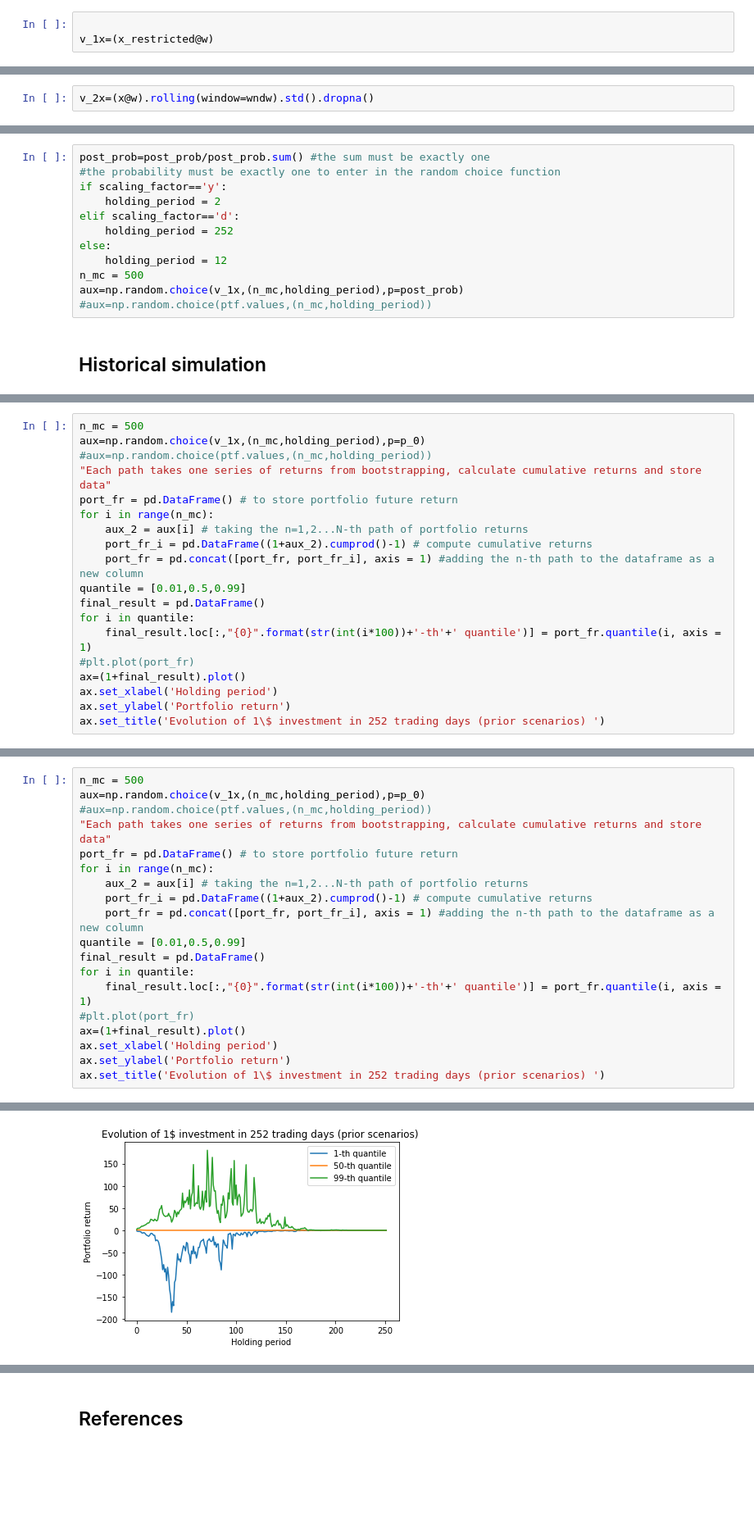
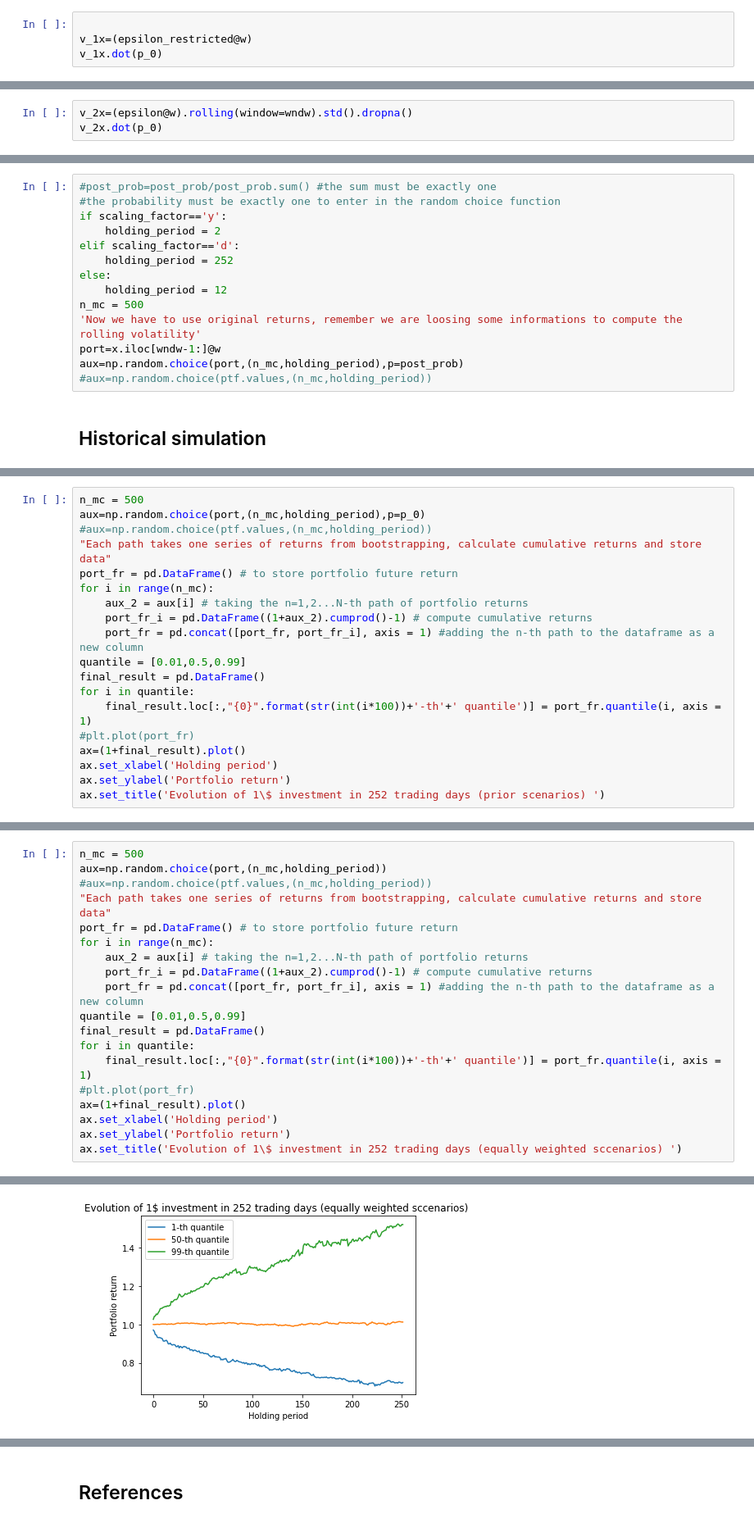
Before and after one commit to LucaDaquanno/Conditional-Monte-Carlo, a Jupyter notebook: Entropy_pool_prob_300323.ipynb, the cells around one changed output, grey strips where cells are left out. Shown at 82% size. Drawn from its saved outputs; the diff is of its cells as text; blank space fills up the shorter version.

```diff
--- a/Entropy_pool_prob_300323.ipynb
+++ b/Entropy_pool_prob_300323.ipynb
@@ -194,4 +198,5 @@ A function mapping an N-dimensional object to a one-dimensional object.
 * $V:=E_{p}{V_1(X)}\geq v_{*_{1}}$
 # %%
 
-v_1x=(x_restricted@w)
+v_1x=(epsilon_restricted@w)
+v_1x.dot(p_0)
@@ -228,2 +239,3 @@ Defining $V_2(X)$
 # %%
-v_2x=(x@w).rolling(window=wndw).std().dropna()
+v_2x=(epsilon@w).rolling(window=wndw).std().dropna()
+v_2x.dot(p_0)
@@ -678,7 +709,7 @@ Length: 3906, dtype: float64
 # %% [markdown]
 ## Implementing the historical bootstrapping using the new set of probabilities
 # %%
-post_prob=post_prob/post_prob.sum() #the sum must be exactly one
+#post_prob=post_prob/post_prob.sum() #the sum must be exactly one
 #the probability must be exactly one to enter in the random choice function
 if scaling_factor=='y':
     holding_period = 2
@@ -687,7 +718,9 @@ elif scaling_factor=='d':
 else:
     holding_period = 12
 n_mc = 500
-aux=np.random.choice(v_1x,(n_mc,holding_period),p=post_prob)
+'Now we have to use original returns, remember we are loosing some informations to compute the rolling volatility'
+port=x.iloc[wndw-1:]@w
+aux=np.random.choice(port,(n_mc,holding_period),p=post_prob)
 #aux=np.random.choice(ptf.values,(n_mc,holding_period))
 # %% [markdown]
  ## Historical simulation
@@ -713,6 +746,6 @@ Text(0.5, 1.0, 'Evolution of 1\\$ investment in 252 trading days (posterior scen
 # %%
 n_mc = 500
-aux=np.random.choice(v_1x,(n_mc,holding_period),p=p_0)
+aux=np.random.choice(port,(n_mc,holding_period),p=p_0)
 #aux=np.random.choice(ptf.values,(n_mc,holding_period))
 "Each path takes one series of returns from bootstrapping, calculate cumulative returns and store data"
 port_fr = pd.DataFrame() # to store portfolio future return
@@ -735,6 +768,6 @@ Text(0.5, 1.0, 'Evolution of 1\\$ investment in 252 trading days (prior scenario
 # %%
 n_mc = 500
-aux=np.random.choice(v_1x,(n_mc,holding_period),p=p_0)
+aux=np.random.choice(port,(n_mc,holding_period))
 #aux=np.random.choice(ptf.values,(n_mc,holding_period))
 "Each path takes one series of returns from bootstrapping, calculate cumulative returns and store data"
 port_fr = pd.DataFrame() # to store portfolio future return
@@ -750,5 +783,5 @@ for i in quantile:
 ax=(1+final_result).plot()
 ax.set_xlabel('Holding period')
 ax.set_ylabel('Portfolio return')
-ax.set_title('Evolution of 1\$ investment in 252 trading days (prior scenarios) ')
+ax.set_title('Evolution of 1\$ investment in 252 trading days (equally weighted sccenarios) ')
 # %% [output]
@@ -756 +789 @@ Text(0.5, 1.0, 'Evolution of 1\\$ investment in 252 trading days (prior scenario
-[figure, old version]
+[figure, new version]
```
Also changed, not shown: parts of 35 cells of this notebook, 6 other files.
